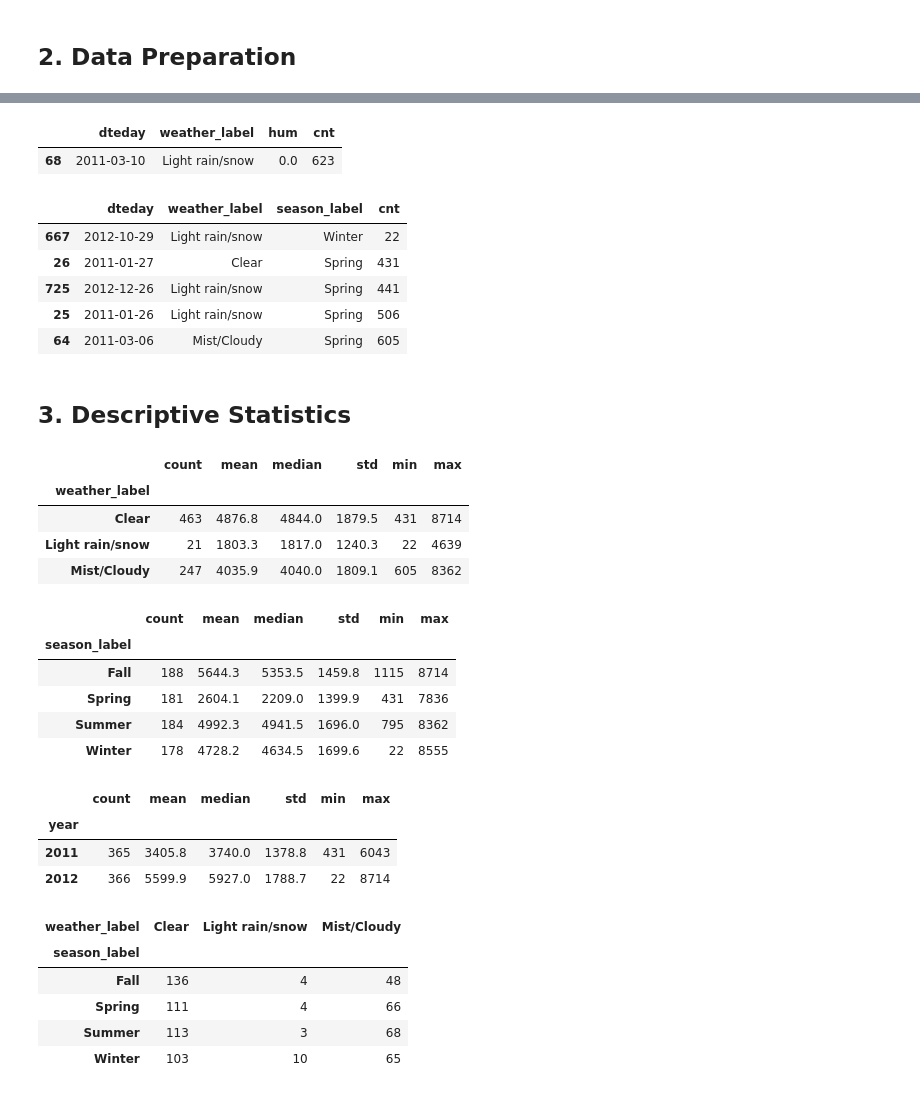
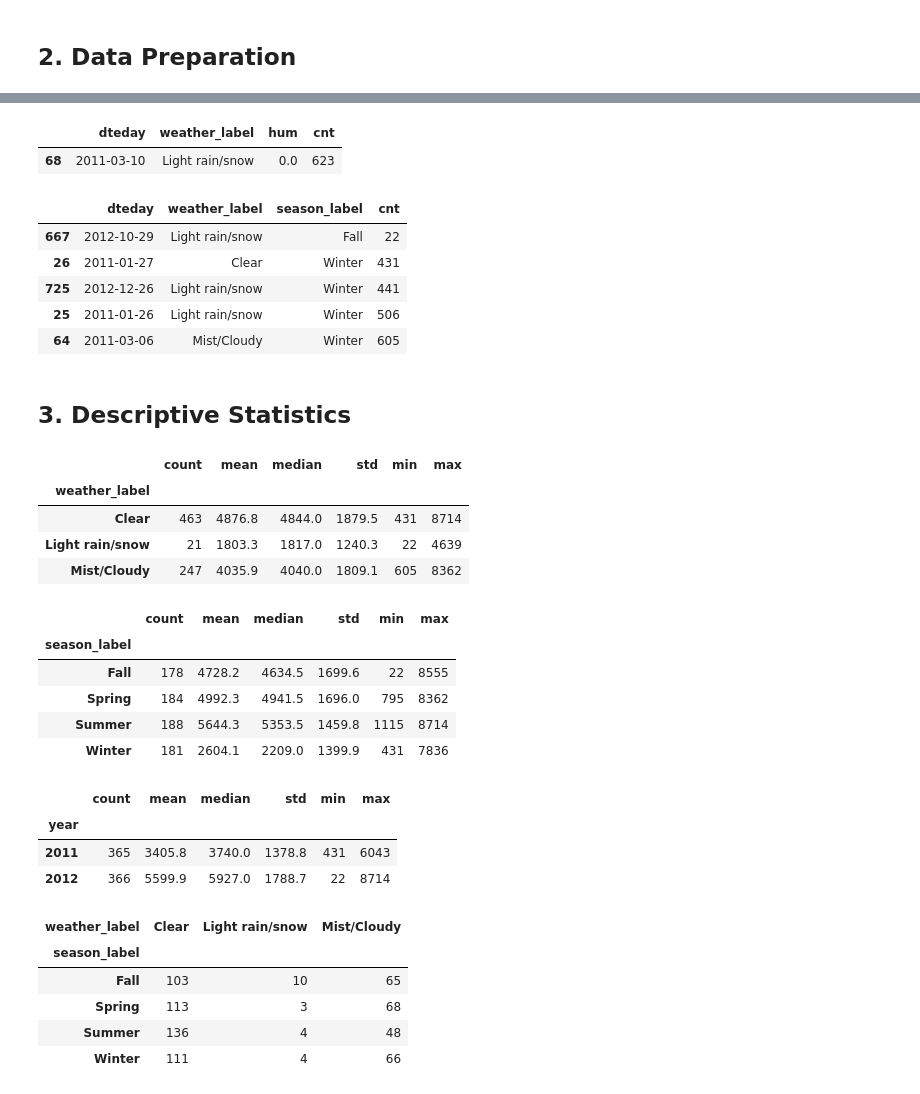
Before and after one commit to MinKhaungMinLwin/conduct-a-statistical-analysis-using-a-python, a Jupyter notebook: analysis.ipynb, the cells around one changed output, grey strips where cells are left out. Drawn from its saved outputs; the diff is of its cells as text; code cells hidden in the pictures.

Commit message:
fix: the season labels looks wrong

```diff
--- a/analysis.ipynb
+++ b/analysis.ipynb
@@ -88,22 +136,23 @@ Two limitations are already clear and you’ll write them up later:
 # %%
-# Convert the date and map integer codes to readable labels (from Readme.txt)
+# Convert the date and map integer codes to readable labels
+# (season labels corrected from Readme.txt; see the note above)
 df["dteday"] = pd.to_datetime(df["dteday"])
-df["season_label"] = df["season"].map({1: "Spring", 2: "Summer", 3: "Fall", 4: "Winter"})
+df["season_label"] = df["season"].map({1: "Winter", 2: "Spring", 3: "Summer", 4: "Fall"})
 df["weather_label"] = df["weathersit"].map({1: "Clear", 2: "Mist/Cloudy", 3: "Light rain/snow"})
 df["year"] = df["yr"].map({0: 2011, 1: 2012})
 
 # Inspect the suspicious values found in describe()
 display(df.loc[df["hum"] == 0, ["dteday", "weather_label", "hum", "cnt"]])
 display(df.nsmallest(5, "cnt")[["dteday", "weather_label", "season_label", "cnt"]])
 # %% [output]
 |  | dteday | weather_label | hum | cnt |
 | 68 | 2011-03-10 | Light rain/snow | 0.0 | 623 |
 |  | dteday | weather_label | season_label | cnt |
-| 667 | 2012-10-29 | Light rain/snow | Winter | 22 |
-| 26 | 2011-01-27 | Clear | Spring | 431 |
-| 725 | 2012-12-26 | Light rain/snow | Spring | 441 |
-| 25 | 2011-01-26 | Light rain/snow | Spring | 506 |
-| 64 | 2011-03-06 | Mist/Cloudy | Spring | 605 |
+| 667 | 2012-10-29 | Light rain/snow | Fall | 22 |
+| 26 | 2011-01-27 | Clear | Winter | 431 |
+| 725 | 2012-12-26 | Light rain/snow | Winter | 441 |
+| 25 | 2011-01-26 | Light rain/snow | Winter | 506 |
+| 64 | 2011-03-06 | Mist/Cloudy | Winter | 605 |
 # %% [markdown]
 ## 3. Descriptive Statistics
 # %%
@@ -127,17 +176,17 @@ pd.crosstab(df["season_label"], df["weather_label"])
 | Mist/Cloudy | 247 | 4035.9 | 4040.0 | 1809.1 | 605 | 8362 |
 |  | count | mean | median | std | min | max |
 | season_label |  |  |  |  |  |  |
-| Fall | 188 | 5644.3 | 5353.5 | 1459.8 | 1115 | 8714 |
-| Spring | 181 | 2604.1 | 2209.0 | 1399.9 | 431 | 7836 |
-| Summer | 184 | 4992.3 | 4941.5 | 1696.0 | 795 | 8362 |
-| Winter | 178 | 4728.2 | 4634.5 | 1699.6 | 22 | 8555 |
+| Fall | 178 | 4728.2 | 4634.5 | 1699.6 | 22 | 8555 |
+| Spring | 184 | 4992.3 | 4941.5 | 1696.0 | 795 | 8362 |
+| Summer | 188 | 5644.3 | 5353.5 | 1459.8 | 1115 | 8714 |
+| Winter | 181 | 2604.1 | 2209.0 | 1399.9 | 431 | 7836 |
 |  | count | mean | median | std | min | max |
 | year |  |  |  |  |  |  |
 | 2011 | 365 | 3405.8 | 3740.0 | 1378.8 | 431 | 6043 |
 | 2012 | 366 | 5599.9 | 5927.0 | 1788.7 | 22 | 8714 |
 | weather_label | Clear | Light rain/snow | Mist/Cloudy |
 | season_label |  |  |  |
-| Fall | 136 | 4 | 48 |
-| Spring | 111 | 4 | 66 |
-| Summer | 113 | 3 | 68 |
-| Winter | 103 | 10 | 65 |
+| Fall | 103 | 10 | 65 |
+| Spring | 113 | 3 | 68 |
+| Summer | 136 | 4 | 48 |
+| Winter | 111 | 4 | 66 |
```
Also changed, not shown: parts of 2 cells of this notebook.
